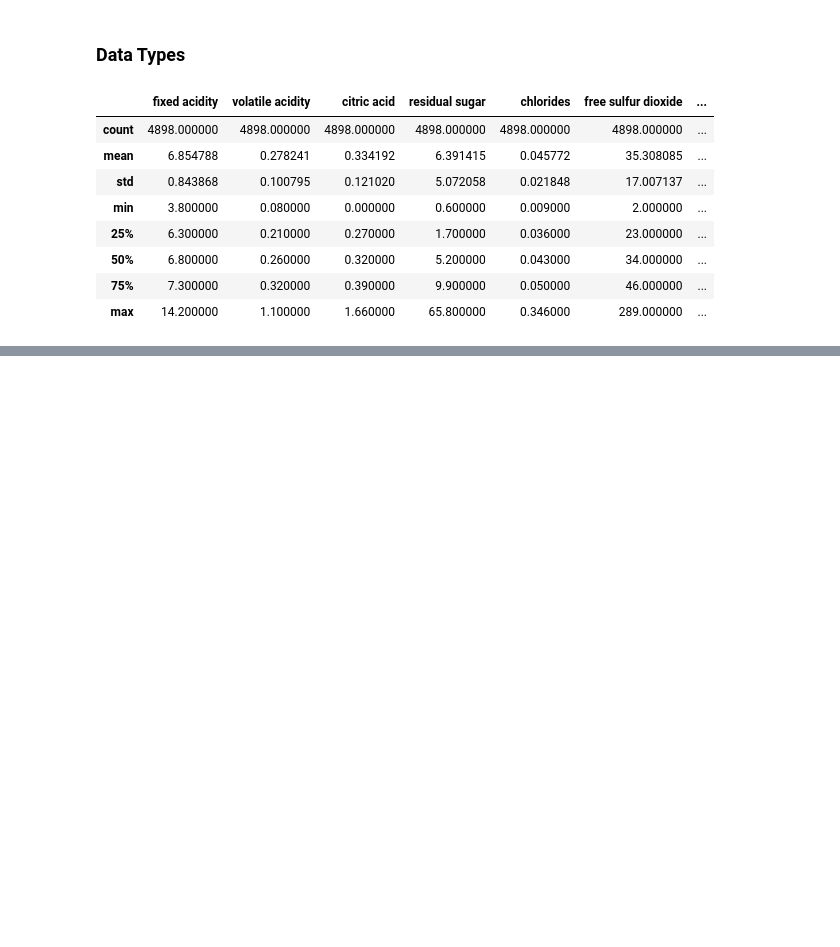
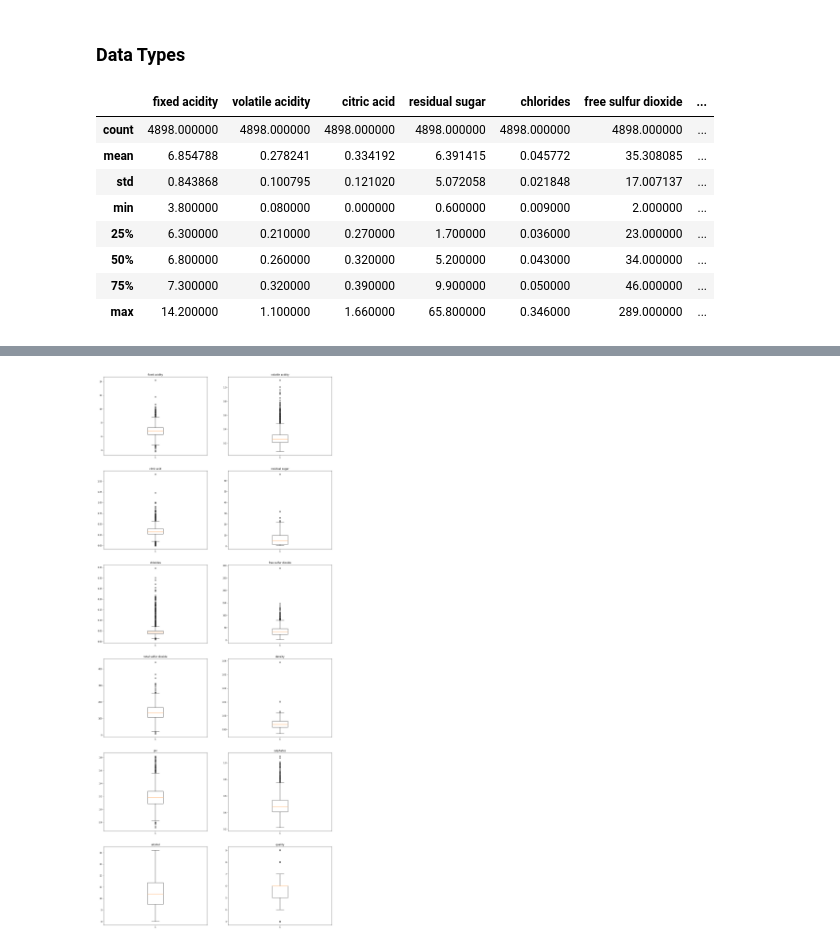
Before and after one commit to vaishnavm217/SDS_Assignment, a Jupyter notebook: SDS Wine Quality.ipynb, the cells around one changed output, grey strips where cells are left out. Saved outputs shown, nothing was run; the diff lists cells and outputs as text; code cells hidden in the pictures; blank space fills up the shorter version.

```diff
--- a/SDS Wine Quality.ipynb
+++ b/SDS Wine Quality.ipynb
@@ -24,0 +33,9 @@ DATA.describe()
+# %%
+plt.figure(figsize=(20,100))
+for ind,name in enumerate(DATA.columns):
+    plt.subplot(len(DATA.columns),2,ind+1)
+    plt.title(name)
+    plt.boxplot(DATA[name])
+plt.show()
+# %% [output]
+[figure, added]
```
Also changed, not shown: parts of 5 cells of this notebook.
